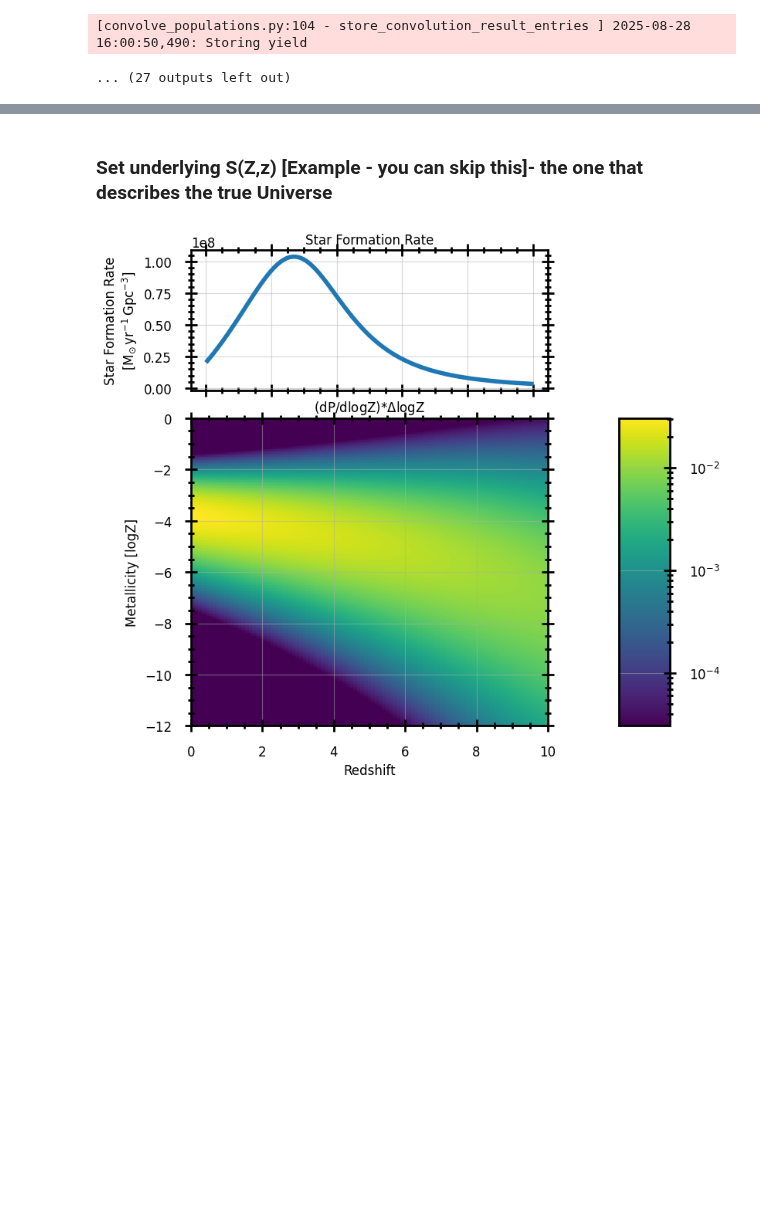
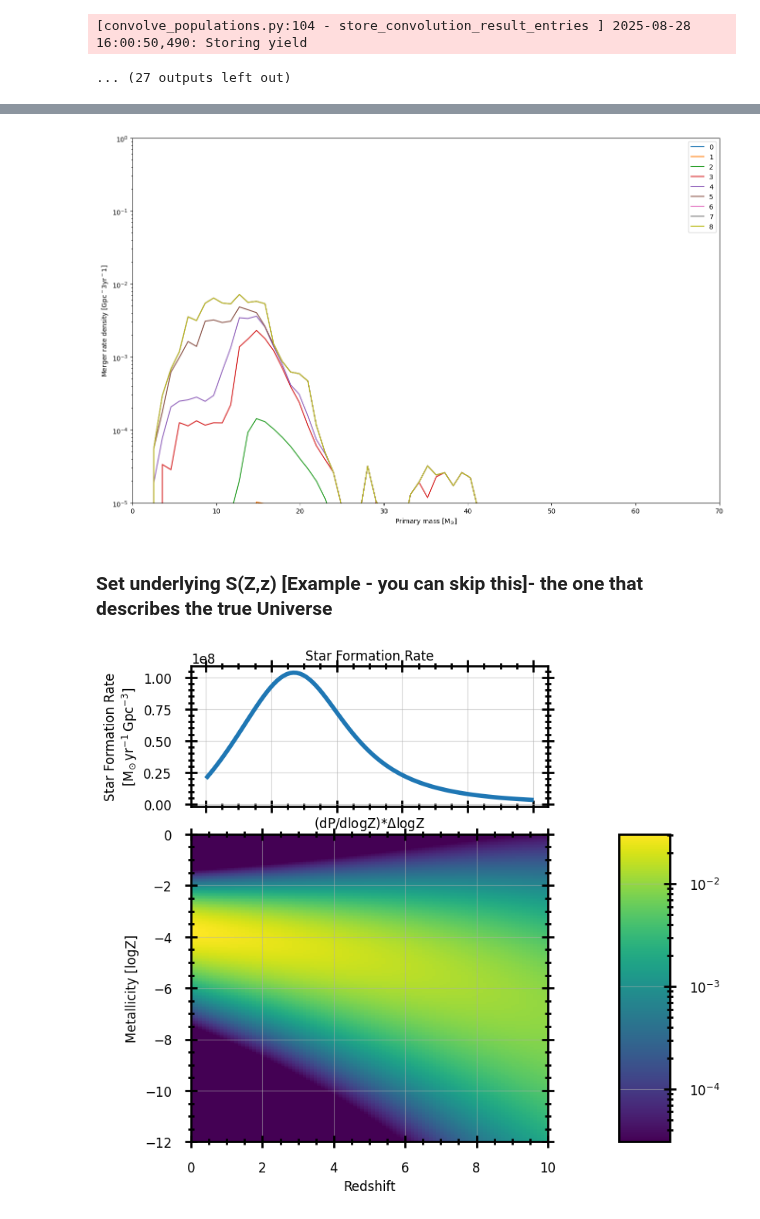
Before and after one commit to Aetherious/GROWL-catalog-public, a Jupyter notebook: CosmicIntegration/cosmic_integration_SSPC_S(Z,z)_COMPAS.ipynb, the cells around one changed output, grey strips where cells are left out. Saved outputs shown, nothing was run; the diff lists cells and outputs as text; code cells hidden in the pictures; blank space fills up the shorter version.

```diff
--- a/CosmicIntegration/cosmic_integration_SSPC_S(Z,z)_COMPAS.ipynb
+++ b/CosmicIntegration/cosmic_integration_SSPC_S(Z,z)_COMPAS.ipynb
@@ -630,0 +754,76 @@ Author: Boesky24
+# %%
+from syntheticstellarpopconvolve.usecase_notebook_utils.usecase_gw_utils import add_confidence_interval_powerlaw_peak_primary_mass, run_bootstrap, plot_bootstrapped_data
+import seaborn as sns
+
+colors = sns.color_palette("husl", len(boesky_dataset_list))
+
+
+# growl_catalog = build_growl_catalog()
+dco_type='BBH'
+base_path = '/Volumes/GROWL/GROWL_bps_compact/%s/'%dco_type
+# Assuming you have the GROWL catalog from the previous artifact
+growl_catalog = build_growl_catalog(base_path='/Volumes/GROWL/GROWL_bps_compact/%s/'%dco_type)
+#print GROWL catalog possible entries
+print_catalog_summary(growl_catalog)
+
+boesky_dataset_list = list_datasets(growl_catalog, 'Boesky24')
+print(boesky_dataset_list)
+
+
+
+
+fig, ax = plt.subplots(figsize=(16,10))
+
+primary_mass_bins = np.arange(0, 80, 1)
+primary_mass_bin_centers = (primary_mass_bins[1:]+primary_mass_bins[:-1])/2
+
+# make mega plot !
+for ind_d, dataset in enumerate([boesky_dataset_list[0]]):
+    print(' \n \n')
+    color_d = colors[ind_d]
+#     output_hdf5_folder =
+    output_hdf5_filename = os.path.join(get_folder_path_convolution_output(growl_catalog, "Boesky24", dataset), "sspc_output.h5")
+    mass_primary, yield_data = read_primary_mass_and_yields(growl_catalog, "Boesky24", dataset, output_hdf5_filename, redshift_key="0.125")
+    print('Rate ', dco_type, ' for model ', dataset, ' = ', np.sum(yield_data), ' [Gpc-3 yr-1] ')
+    metallicity, yield_data = read_primary_mass_and_yields(growl_catalog, "Boesky24", dataset, output_hdf5_filename, redshift_key="0.125", param_key ="metallicity")
+
+
+    zbins = np.linspace(-4, -1, 10)
+    log10metallicity = np.log10(metallicity)
+    massbins = np.linspace(0,50,50)
+    massbins_centers = (massbins[:-1]+massbins[1:])/2
+    mass_yield= np.zeros_like(massbins[:-1])
+
+    for ind, metallicity_bin in enumerate(zbins[:-1]):
+        mask_z = (log10metallicity>zbins[ind]) &  (log10metallicity<zbins[ind+1])
+
+        hist, _ = np.histogram(mass_primary[mask_z], weights=yield_data[mask_z], bins=massbins)
+        mass_yield+=hist
+
+        ax.plot(massbins_centers, mass_yield, label=ind)
+
+
+
+
+# # Add confidence interval of observations (GWTC-3).
+# fig, ax = add_confidence_interval_powerlaw_peak_primary_mass(
+#     fig=fig,
+#     ax=ax,
+#     data_root=os.path.join(os.environ["DATAFILES_ROOT"], "GW"),
+#     fill_between_kwargs={},
+#     add_text=True,
+#     redshift=0.2,
+# )
+
+# Set axis labels and title
+ax.legend()
+ax.set_xlabel('Primary mass [{}]'.format(u.Msun.to_string("latex_inline")))
+ax.set_ylabel(r'Merger rate density [$\rm{Gpc}^-3 \rm{yr}^-1$]')
+# ax.set_ylabel('Merger rate density\n[{}]'.format(unit_dict['yield'].to_string("latex_inline")))
+# ax.set_title('Merger rate density of\nmerging binary black holes at z=0')
+ax.set_ylim(0.00001, 1)
+ax.set_xlim(0, 70)
+ax.set_yscale('log')
+
+plt.show()
+# %% [output]
@@ -631,3 +847,4 @@ Author: Boesky24
+[figure, added]
 # %% [markdown]
 ### Set underlying S(Z,z) [Example - you can skip this]- the one that describes the true Universe
 # %%
```
Also changed, not shown: parts of 7 cells of this notebook.
